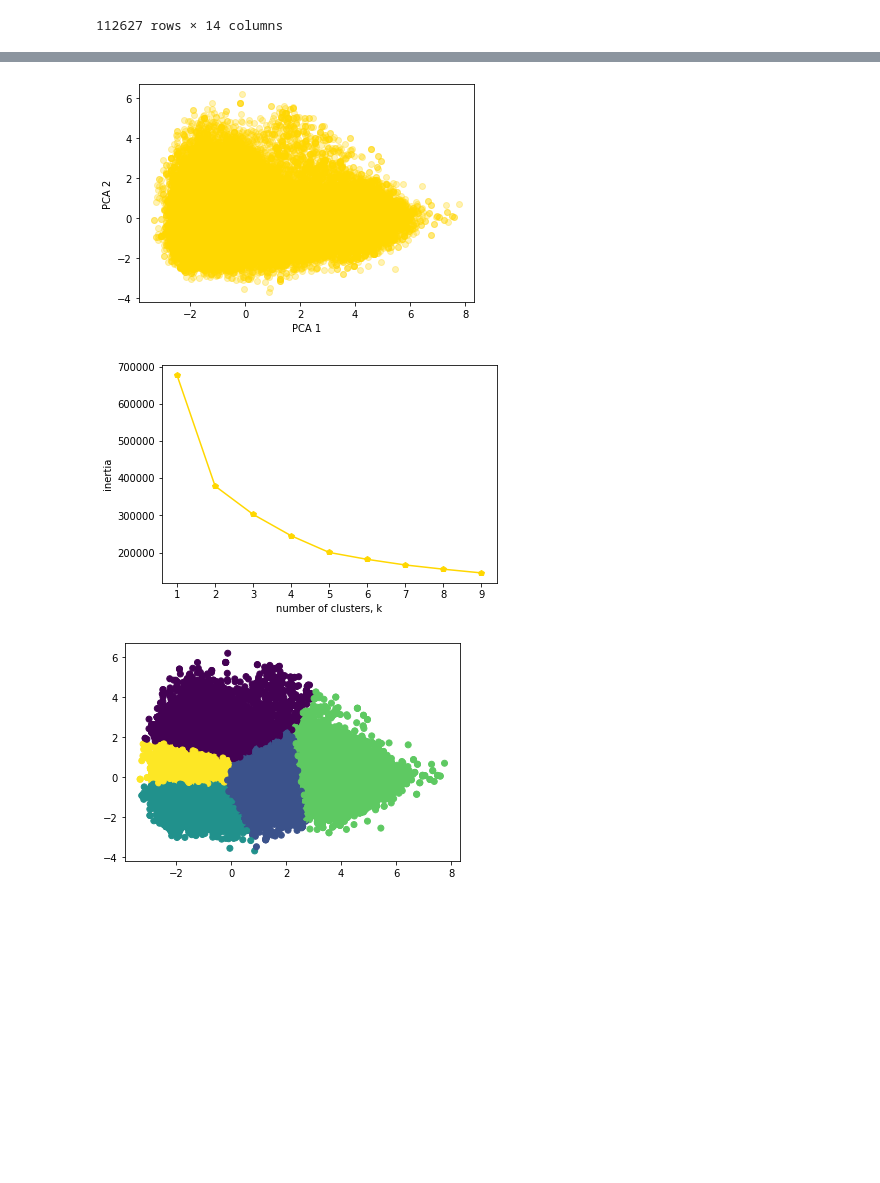
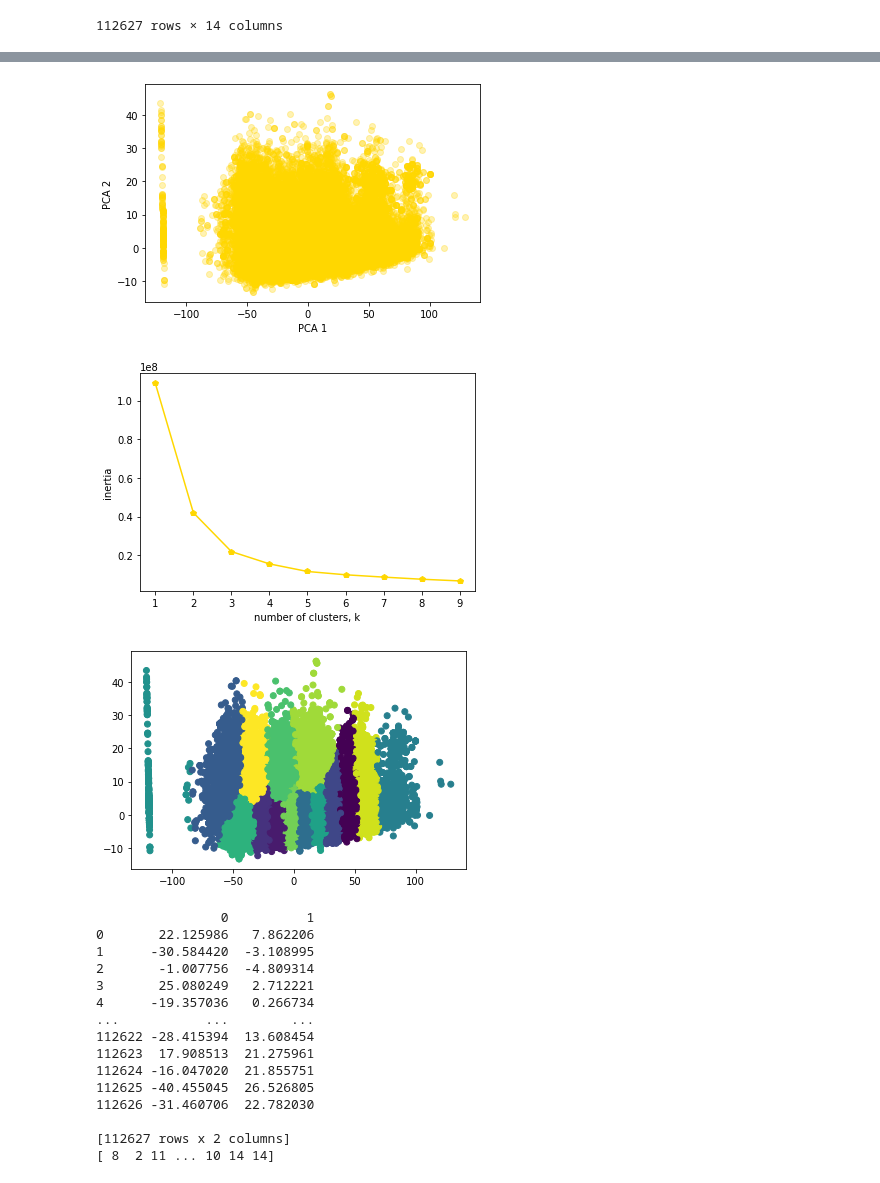
Before and after one commit to gonemad97/Spotify-Song-Recommender, a Jupyter notebook: CS6620 Final Project V2.ipynb, the cells around one changed output, grey strips where cells are left out. Drawn from its saved outputs; the diff is of its cells as text; code cells hidden in the pictures; blank space fills up the shorter version.

Commit message:
Improved pca-kmeans model

```diff
--- a/CS6620 Final Project V2.ipynb
+++ b/CS6620 Final Project V2.ipynb
@@ -89,8 +89,8 @@ std_audio = StandardScaler().fit_transform(data_reordered[cols_to_standardize])
 # %%
 from sklearn.decomposition import PCA
 
-pca = PCA(n_components=11)
-principalComponents = pca.fit_transform(std_audio)
+pca = PCA(n_components=2)
+principalComponents = pca.fit_transform(data_reordered[cols_to_standardize])
 # %%
 # Plotting the variances for each PC
 import matplotlib.pyplot as plt
@@ -111,7 +111,7 @@ plt.xlabel('PCA 1')
 plt.ylabel('PCA 2')
 plt.show()
 # %% [output]
-[figure, old version]
+[figure, new version]
 # %%
 from sklearn.cluster import KMeans
 
@@ -133,16 +133,34 @@ plt.ylabel('inertia')
 #plt.xticks(k)
 plt.show()
 # %% [output]
-[figure, old version]
+[figure, new version]
 # %%
-model = KMeans(n_clusters=5)
+model = KMeans(n_clusters=15)
 model.fit(PCA_components.iloc[:,:2])
 
-labels = model.predict(PCA_components.iloc[:,:2])
+# labels = model.predict(PCA_components.iloc[:,:2])
+labels = model.predict(PCA_components)
 plt.scatter(PCA_components[0], PCA_components[1], c=labels)
 plt.show()
+print(PCA_components)
+print(labels)
 # %% [output]
-[figure, old version]
+[figure, new version]
+                0          1
+0       22.125986   7.862206
+1      -30.584420  -3.108995
+2       -1.007756  -4.809314
+3       25.080249   2.712221
+4      -19.357036   0.266734
+...           ...        ...
+112622 -28.415394  13.608454
+112623  17.908513  21.275961
+112624 -16.047020  21.855751
+112625 -40.455045  26.526805
+112626 -31.460706  22.782030
+
+[112627 rows x 2 columns]
+[ 8  2 11 ... 10 14 14]
 # %%
 #getting the labels in the new PCA Kmeans df
 segm_kmeans = pd.concat([data_reordered.reset_index(drop=True)],axis=1)
```
Also changed, not shown: parts of 7 cells of this notebook, 9 other files.
